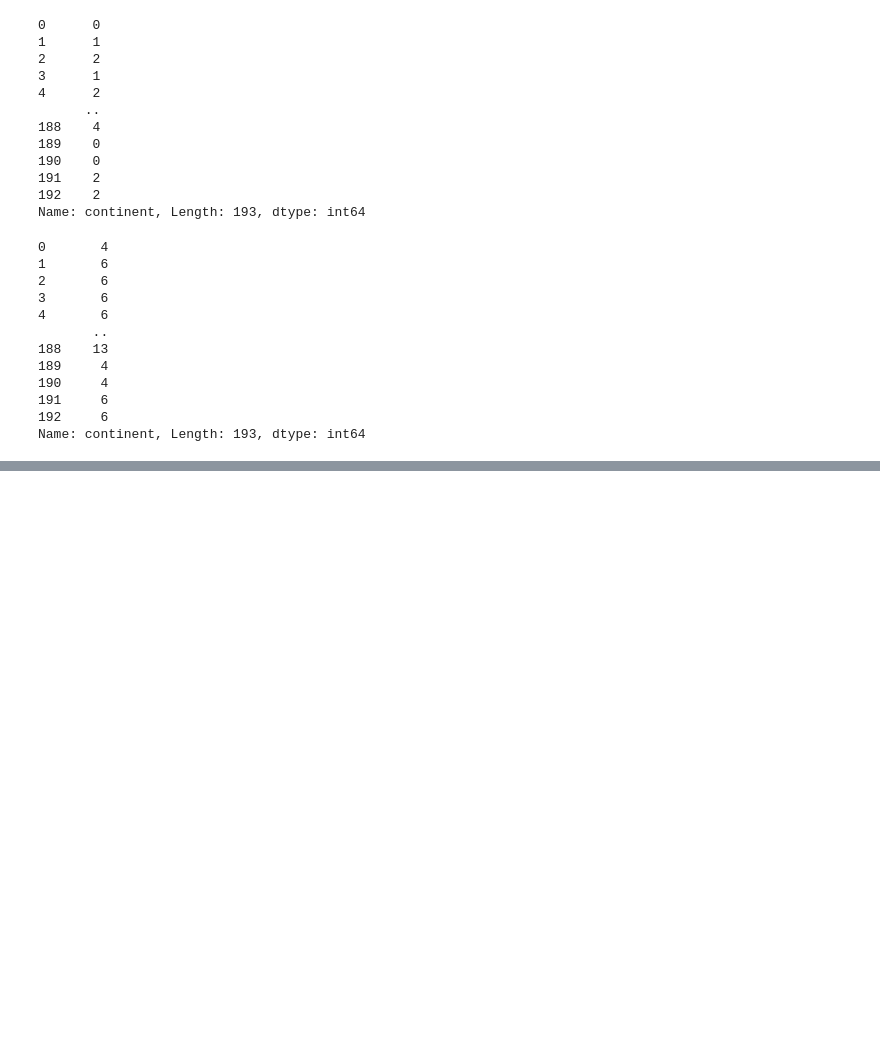
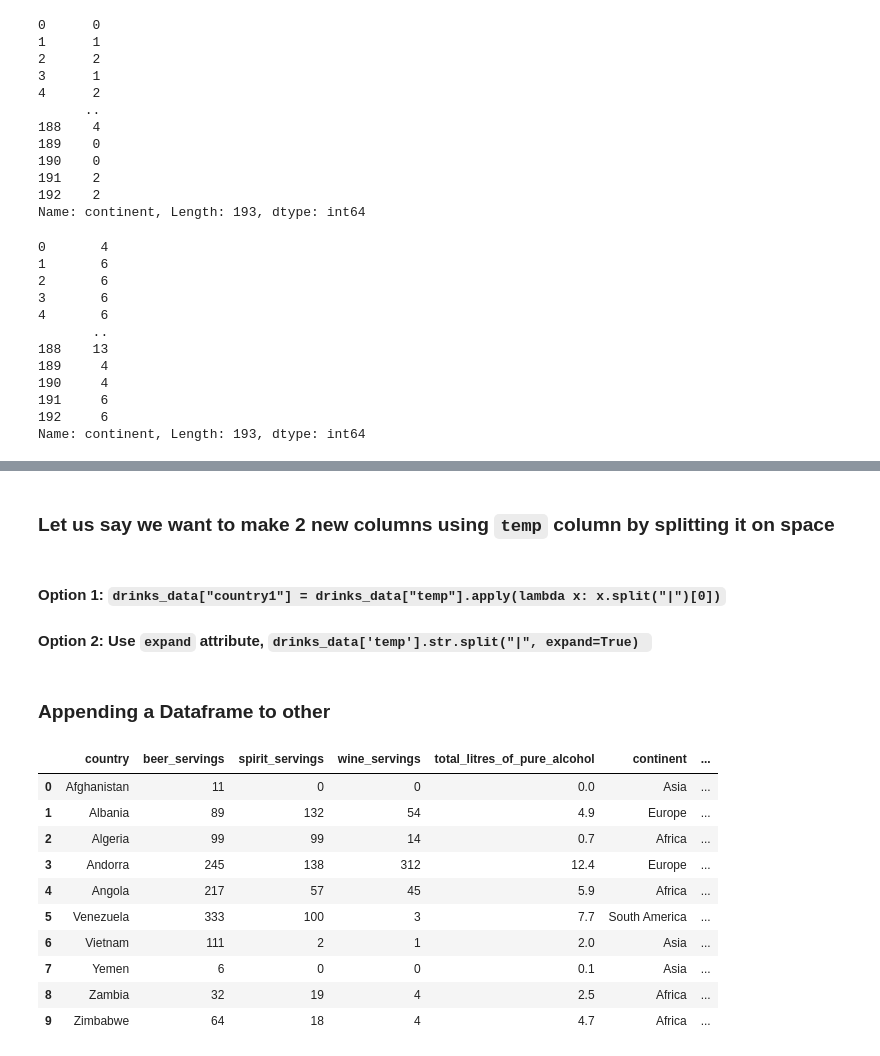
Before and after one commit to ltoco/Data-analysis-basics, a Jupyter notebook: pandas_refresher.ipynb, the cells around one changed output, grey strips where cells are left out. Saved outputs shown, nothing was run; the diff lists cells and outputs as text; code cells hidden in the pictures; blank space fills up the shorter version.

```diff
--- a/pandas_refresher.ipynb
+++ b/pandas_refresher.ipynb
@@ -798,0 +1024,5 @@ Name: continent, Length: 193, dtype: int64
+# %%
+drinks_data.drop('temp', axis=1, inplace=True) # axis=1 as we want to change the columns
+# If we use `columns=['temp']` then axis is  not `required`
+
+# drinks_data.drop(columns=['temp'], inplace=True)
@@ -798,0 +1035,2 @@ Name: continent, Length: 193, dtype: int64
+# %%
+drinks_data["temp"] = drinks_data["country"] + "|" + drinks_data["continent"]
@@ -798,0 +1046,26 @@ Name: continent, Length: 193, dtype: int64
+# %% [markdown]
+### Let us say we want to make 2 new columns using `temp` column by splitting it on space
+# %% [markdown]
+#### Option 1: `drinks_data["country1"] = drinks_data["temp"].apply(lambda x: x.split("|")[0])`
+#### Option 2: Use `expand` attribute, `drinks_data['temp'].str.split("|", expand=True) `
+# %%
+drinks_data[["country1", "continent1"]] = drinks_data["temp"].str.split("|", expand=True)
+# %% [markdown]
+### Appending a Dataframe to other
+# %%
+split1 = drinks_data.head(5)
+split2 = drinks_data.tail(5)
+# %%
+pd.concat([split1, split2], axis=0, ignore_index=True) # If we use `ignore_index=True` then it automatically adds index
+# %% [output]
+|  | country | beer_servings | spirit_servings | wine_servings | total_litres_of_pure_alcohol | continent | ... |
+| 0 | Afghanistan | 11 | 0 | 0 | 0.0 | Asia | ... |
+| 1 | Albania | 89 | 132 | 54 | 4.9 | Europe | ... |
+| 2 | Algeria | 99 | 99 | 14 | 0.7 | Africa | ... |
+| 3 | Andorra | 245 | 138 | 312 | 12.4 | Europe | ... |
+| 4 | Angola | 217 | 57 | 45 | 5.9 | Africa | ... |
+| 5 | Venezuela | 333 | 100 | 3 | 7.7 | South America | ... |
+| 6 | Vietnam | 111 | 2 | 1 | 2.0 | Asia | ... |
+| 7 | Yemen | 6 | 0 | 0 | 0.1 | Asia | ... |
+| 8 | Zambia | 32 | 19 | 4 | 2.5 | Africa | ... |
+| 9 | Zimbabwe | 64 | 18 | 4 | 4.7 | Africa | ... |
```
Also changed, not shown: parts of 44 cells of this notebook.
